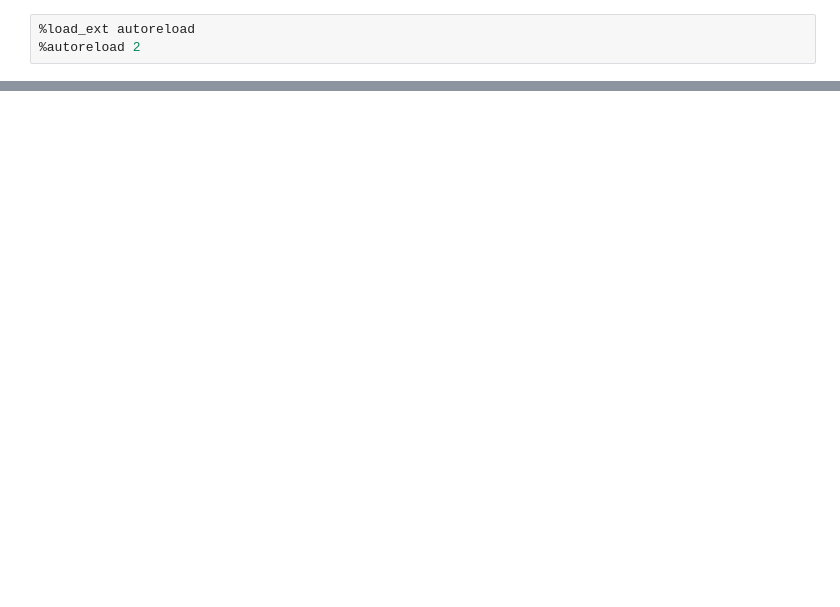
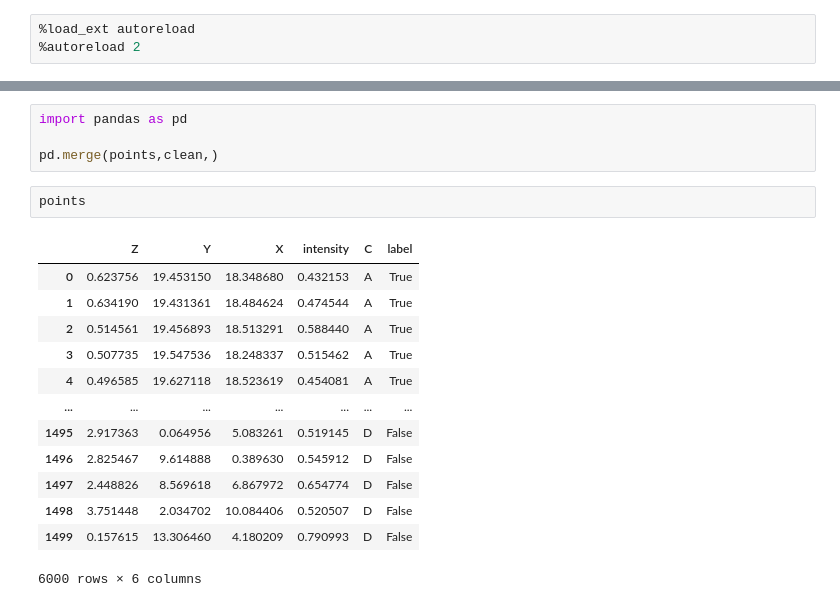
Before and after one commit to jboulanger/synex, a Jupyter notebook: notebooks/Test.ipynb, the cells around one changed output, grey strips where cells are left out. Drawn from its saved outputs; the diff is of its cells as text; blank space fills up the shorter version.

```diff
--- a/notebooks/Test.ipynb
+++ b/notebooks/Test.ipynb
@@ -15,0 +18,20 @@ print((clean['label']==False).sum())
+# %%
+import pandas as pd
+
+pd.merge(points,clean,)
+# %%
+points
+# %% [output]
+|  | Z | Y | X | intensity | C | label |
+| 0 | 0.623756 | 19.453150 | 18.348680 | 0.432153 | A | True |
+| 1 | 0.634190 | 19.431361 | 18.484624 | 0.474544 | A | True |
+| 2 | 0.514561 | 19.456893 | 18.513291 | 0.588440 | A | True |
+| 3 | 0.507735 | 19.547536 | 18.248337 | 0.515462 | A | True |
+| 4 | 0.496585 | 19.627118 | 18.523619 | 0.454081 | A | True |
+| ... | ... | ... | ... | ... | ... | ... |
+| 1495 | 2.917363 | 0.064956 | 5.083261 | 0.519145 | D | False |
+| 1496 | 2.825467 | 9.614888 | 0.389630 | 0.545912 | D | False |
+| 1497 | 2.448826 | 8.569618 | 6.867972 | 0.654774 | D | False |
+| 1498 | 3.751448 | 2.034702 | 10.084406 | 0.520507 | D | False |
+| 1499 | 0.157615 | 13.306460 | 4.180209 | 0.790993 | D | False |
+6000 rows × 6 columns
```
Also changed, not shown: parts of 2 cells of this notebook, 5 other files.
